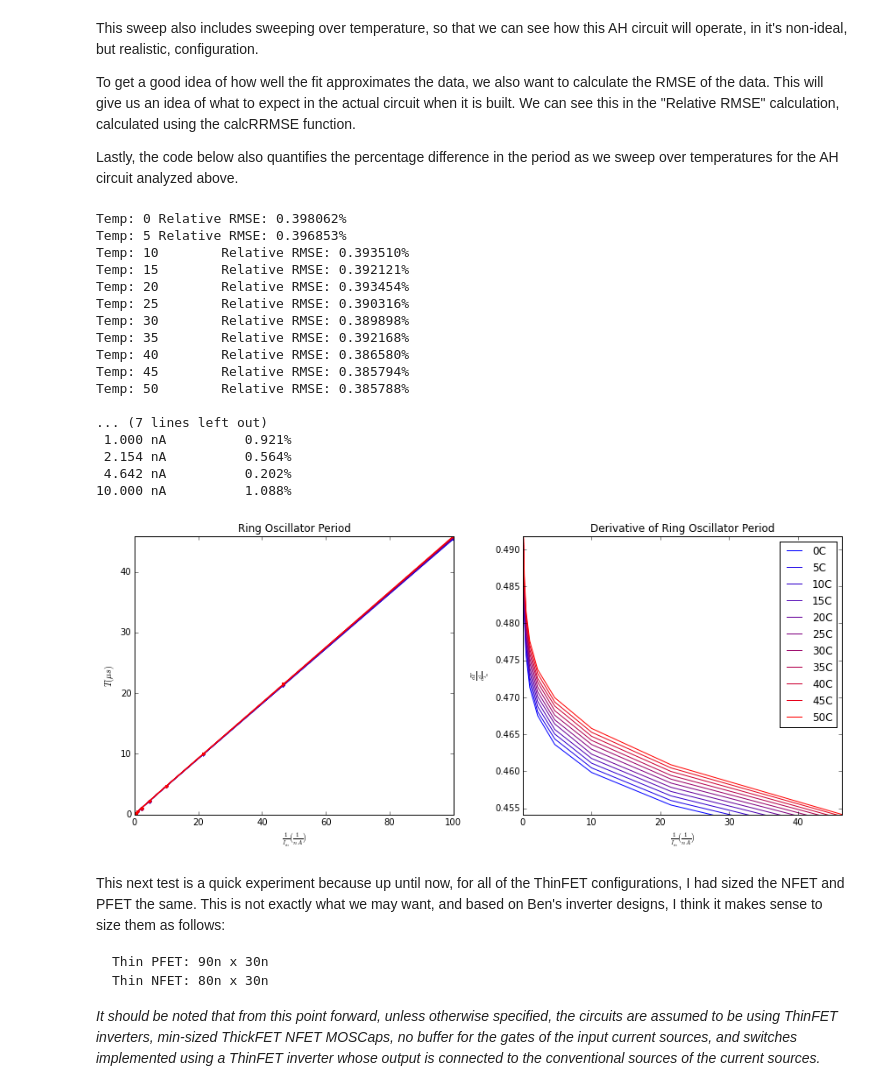
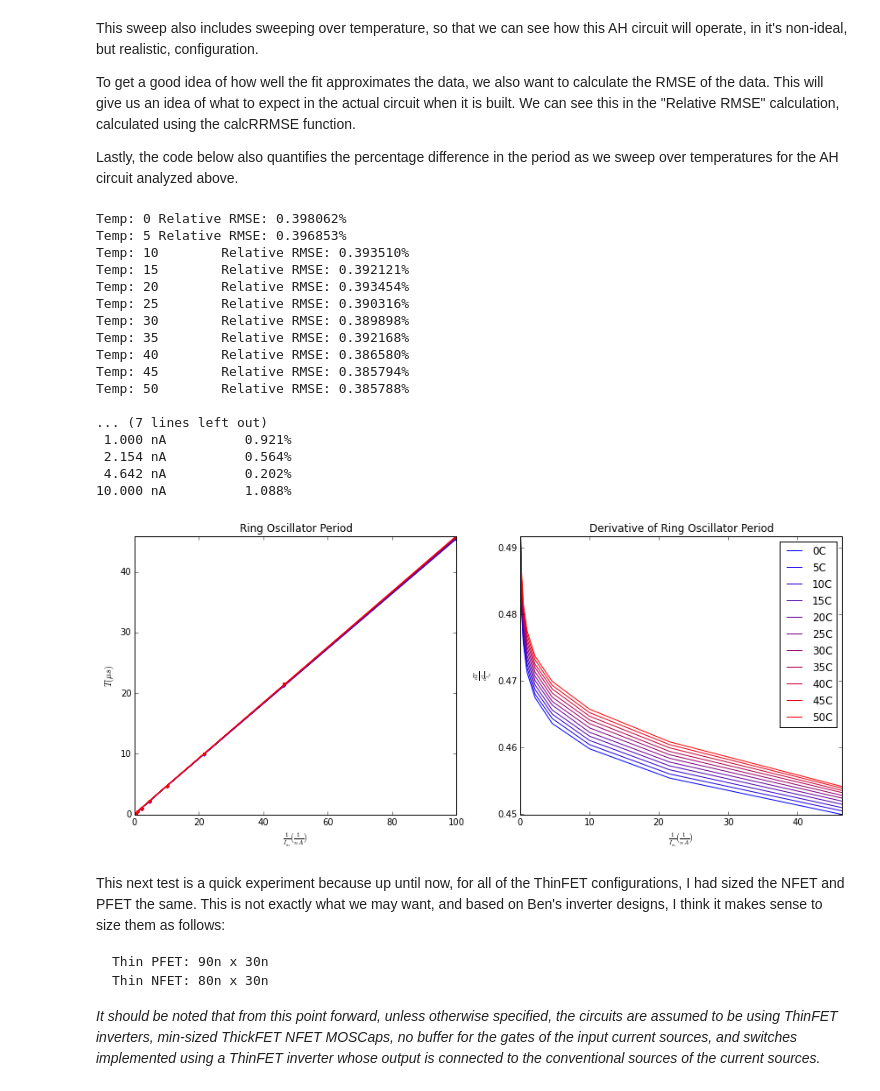
Before and after one commit to twinoza/TwinPyNB, a Jupyter notebook: AHOsc_Char.ipynb, the cells around one changed output. Saved outputs shown, nothing was run; the diff lists cells and outputs as text; code cells hidden in the pictures.

```diff
--- a/AHOsc_Char.ipynb
+++ b/AHOsc_Char.ipynb
@@ -595,6 +627,7 @@ def calcRRMSE(scaled_Iins, Ts, Params):
 # %%
 allTs = list(list())
 globalLims = [0,0]
+derivLims = [0,100000,0]
 
 for curTemp in temps:
     fileName = "AH_TempSweep/AH_InvEg_FreqMeas_Temp"+str(curTemp)+"C_NoBuffer_ThinFETInverters_SwitchedSourcesThinFET.csv"
@@ -607,34 +640,34 @@ tight_layout()
 
 # Calculate the percentage variance that results from the variation in temperature.
 TsAsFuncOfIin = array(allTs).T
 #print TsAsFuncOfIin
 
 print
 print '{:>5s}\t\t{:^12s}'.format("Iins", "Percent Error")
 for i, curTs in enumerate(TsAsFuncOfIin):
     #print mean(curTs), max(curTs), min(curTs), std(curTs), var(curTs)
     Iins_nA = Iins[i]/10**-9
     rse = (max(curTs)-min(curTs))/mean(curTs)
     print '{:>6.3f} nA\t{:^12.3%}'.format(Iins_nA, rse)
 # %% [output]
 Temp: 0 Relative RMSE: 0.398062%
 Temp: 5 Relative RMSE: 0.396853%
 Temp: 10        Relative RMSE: 0.393510%
 Temp: 15        Relative RMSE: 0.392121%
 Temp: 20        Relative RMSE: 0.393454%
 Temp: 25        Relative RMSE: 0.390316%
 Temp: 30        Relative RMSE: 0.389898%
 Temp: 35        Relative RMSE: 0.392168%
 Temp: 40        Relative RMSE: 0.386580%
 Temp: 45        Relative RMSE: 0.385794%
 Temp: 50        Relative RMSE: 0.385788%
 
 ... (7 lines left out)
  1.000 nA          0.921%
  2.154 nA          0.564%
  4.642 nA          0.202%
 10.000 nA          1.088%
-[figure, old version]
+[figure, new version]
 # %% [markdown]
 This next test is a quick experiment because up until now, for all of the ThinFET configurations, I had sized the NFET and PFET the same.  This is not exactly what we may want, and based on Ben's inverter designs, I think it makes sense to size them as follows:
 
```
Also changed, not shown: parts of 42 cells of this notebook.
